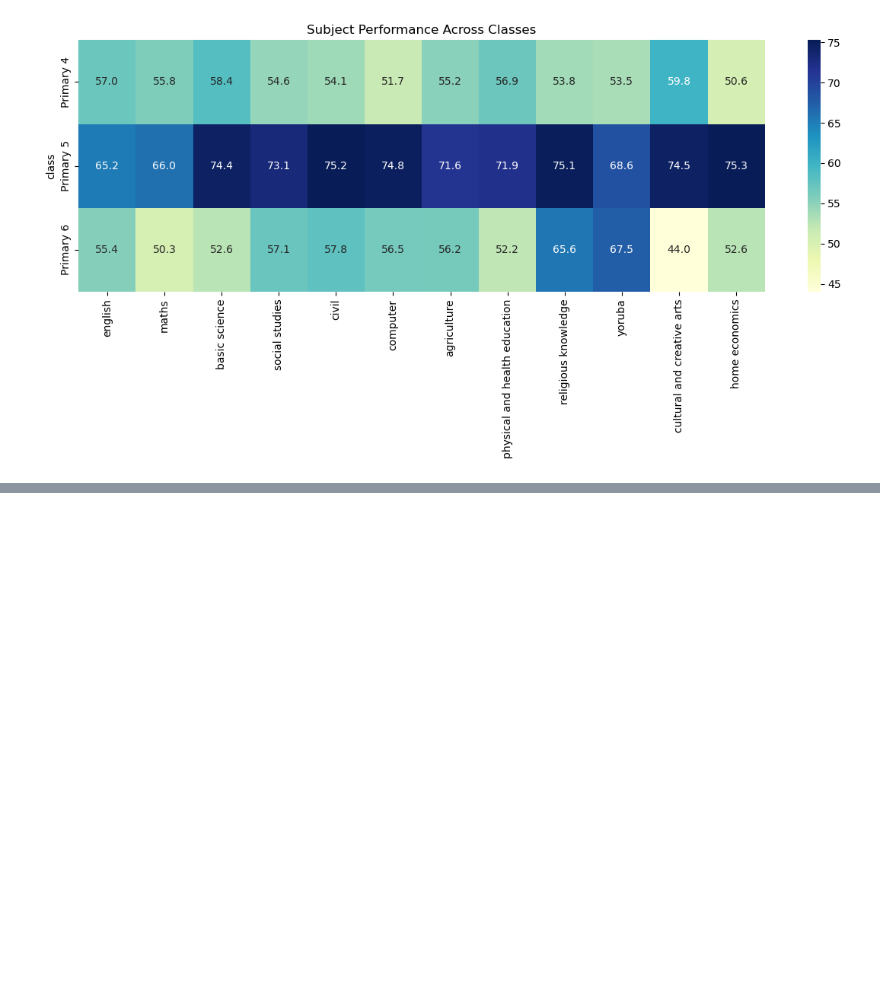
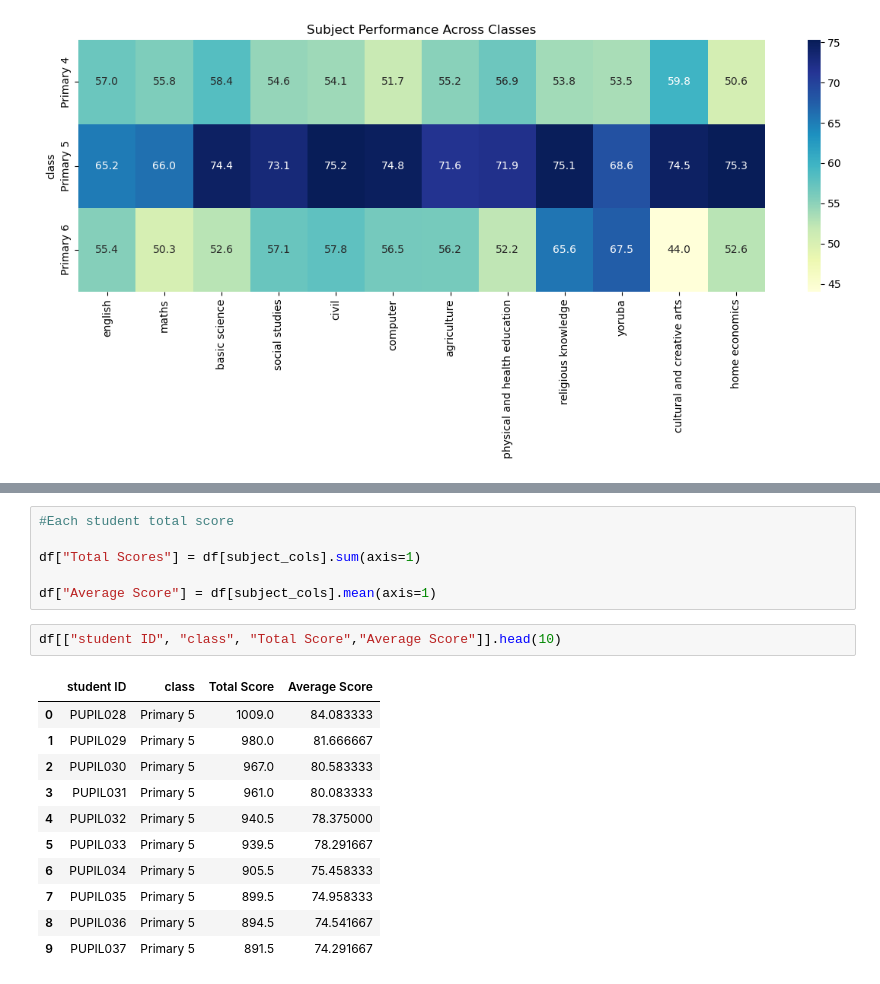
Before and after one commit to franklinxlnt16-dotcom/Student-Academic-Performance-Monitoring-System, a Jupyter notebook: Third Semester project.ipynb, the cells around one changed output, grey strips where cells are left out. Saved outputs shown, nothing was run; the diff lists cells and outputs as text; blank space fills up the shorter version.

```diff
--- a/Third Semester project.ipynb
+++ b/Third Semester project.ipynb
@@ -260,0 +271,20 @@ plt.show()
+# %%
+#Each student total score
+
+df["Total Scores"] = df[subject_cols].sum(axis=1)
+
+df["Average Score"] = df[subject_cols].mean(axis=1)
+# %%
+df[["student ID", "class", "Total Score","Average Score"]].head(10)
+# %% [output]
+|  | student ID | class | Total Score | Average Score |
+| 0 | PUPIL028 | Primary 5 | 1009.0 | 84.083333 |
+| 1 | PUPIL029 | Primary 5 | 980.0 | 81.666667 |
+| 2 | PUPIL030 | Primary 5 | 967.0 | 80.583333 |
+| 3 | PUPIL031 | Primary 5 | 961.0 | 80.083333 |
+| 4 | PUPIL032 | Primary 5 | 940.5 | 78.375000 |
+| 5 | PUPIL033 | Primary 5 | 939.5 | 78.291667 |
+| 6 | PUPIL034 | Primary 5 | 905.5 | 75.458333 |
+| 7 | PUPIL035 | Primary 5 | 899.5 | 74.958333 |
+| 8 | PUPIL036 | Primary 5 | 894.5 | 74.541667 |
+| 9 | PUPIL037 | Primary 5 | 891.5 | 74.291667 |
```
Also changed, not shown: parts of 12 cells of this notebook.
